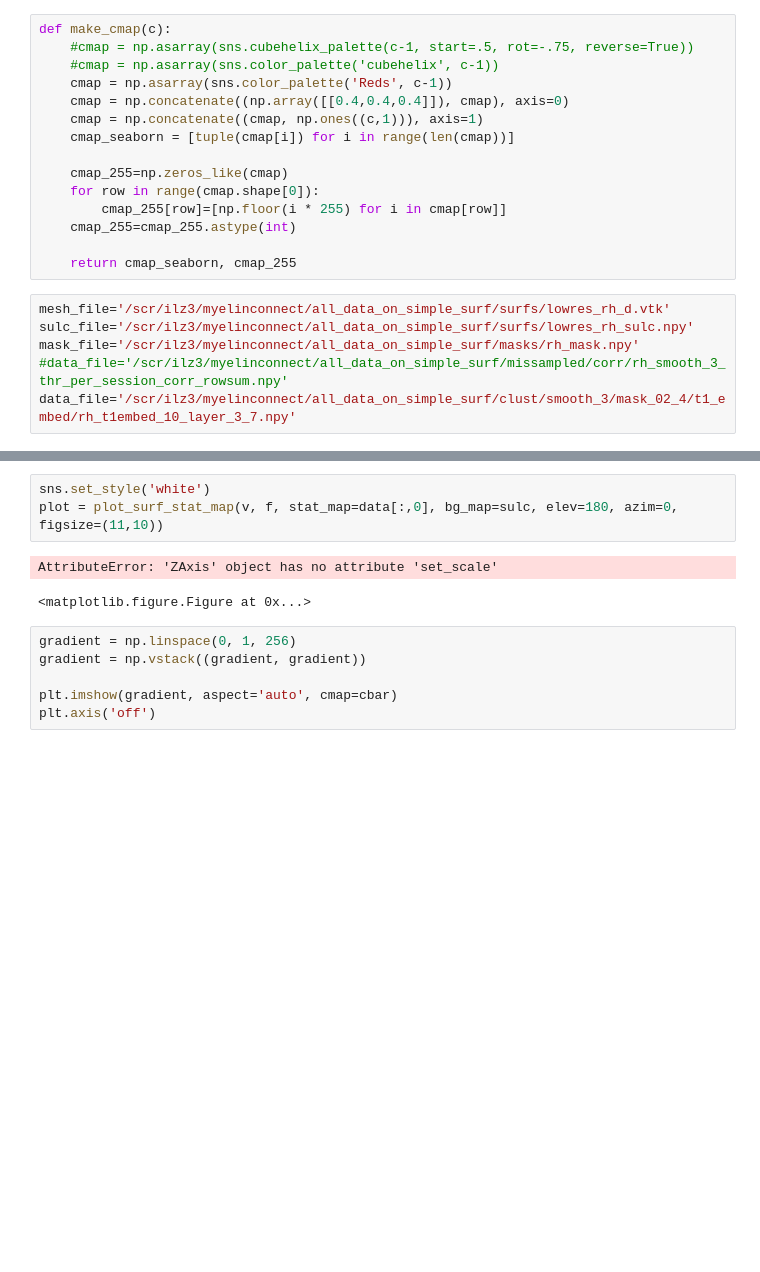
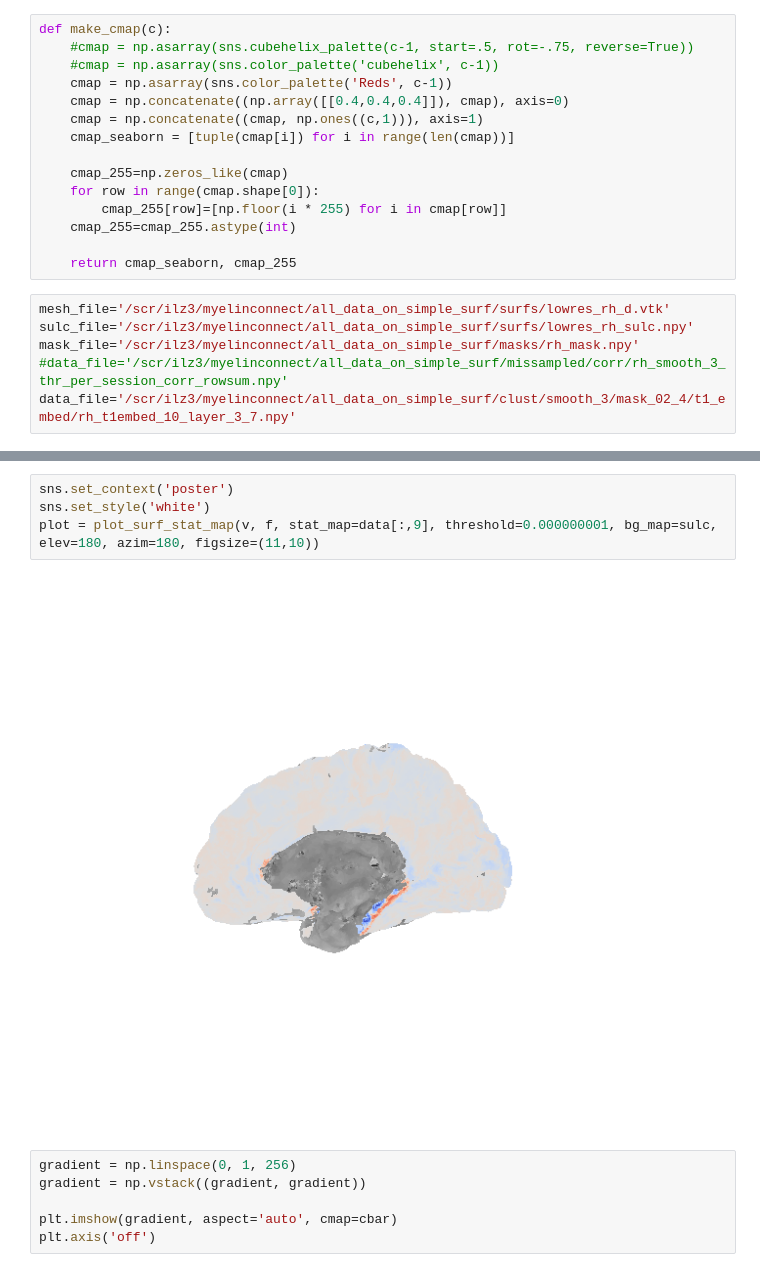
Before and after one commit to juhuntenburg/myelinconnect, a Jupyter notebook: notebooks/plot_surfs.ipynb, the cells around one changed output, grey strips where cells are left out. Saved outputs shown, nothing was run; the diff lists cells and outputs as text; blank space fills up the shorter version.

```diff
--- a/notebooks/plot_surfs.ipynb
+++ b/notebooks/plot_surfs.ipynb
@@ -84,9 +85,9 @@ plt.hist(data_masked[:,0], bins=100, color=sns.color_palette('cubehelix',10)[1],
 # %%
+sns.set_context('poster')
 sns.set_style('white')
-plot = plot_surf_stat_map(v, f, stat_map=data[:,0], bg_map=sulc, elev=180, azim=0, figsize=(11,10))
+plot = plot_surf_stat_map(v, f, stat_map=data[:,9], threshold=0.000000001, bg_map=sulc, elev=180, azim=180, figsize=(11,10))
 # %% [output]
-AttributeError: 'ZAxis' object has no attribute 'set_scale'
-<matplotlib.figure.Figure at 0x...>
+[figure, added]
 # %%
 gradient = np.linspace(0, 1, 256)
 gradient = np.vstack((gradient, gradient))
```
Also changed, not shown: parts of 13 cells of this notebook, 4 other files.
